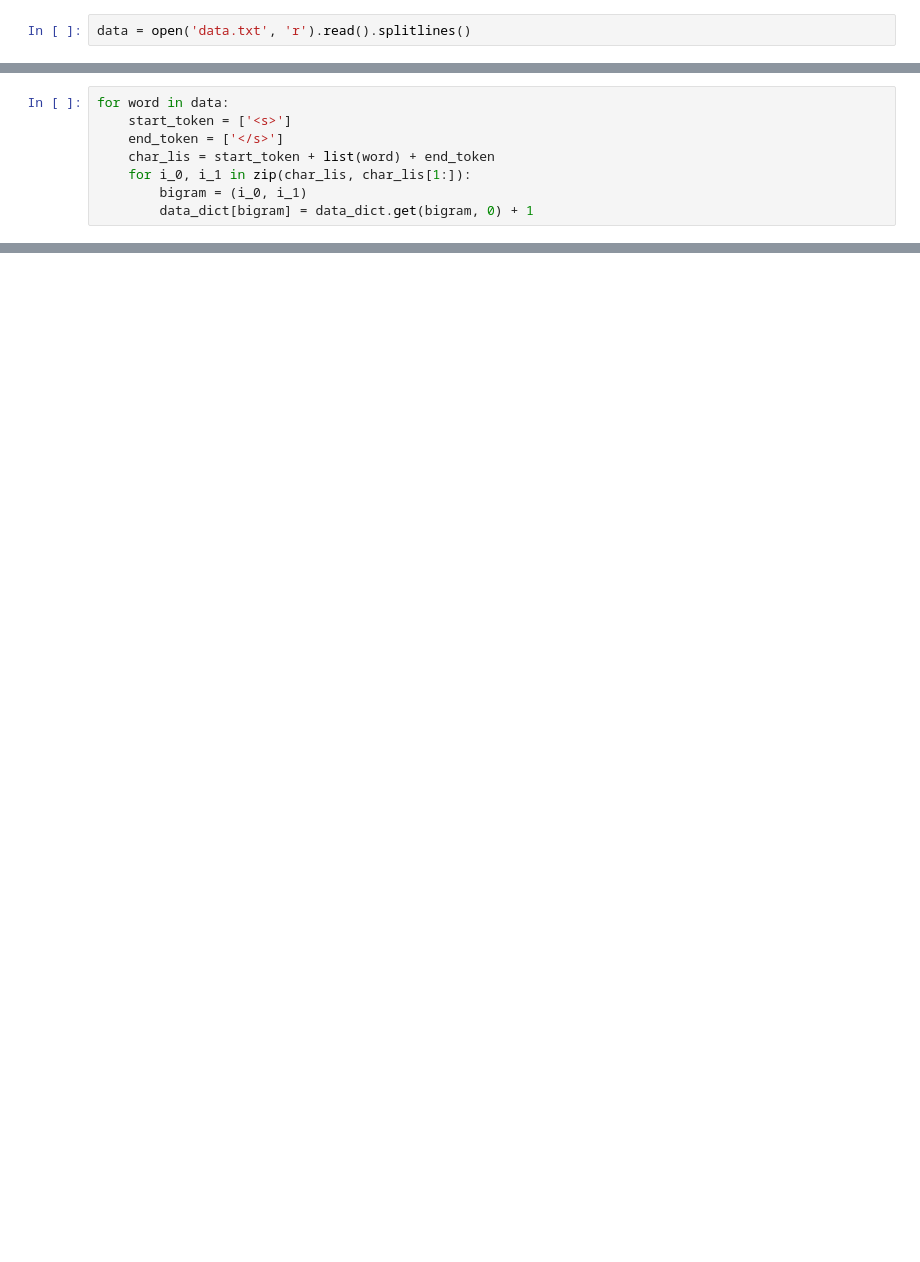
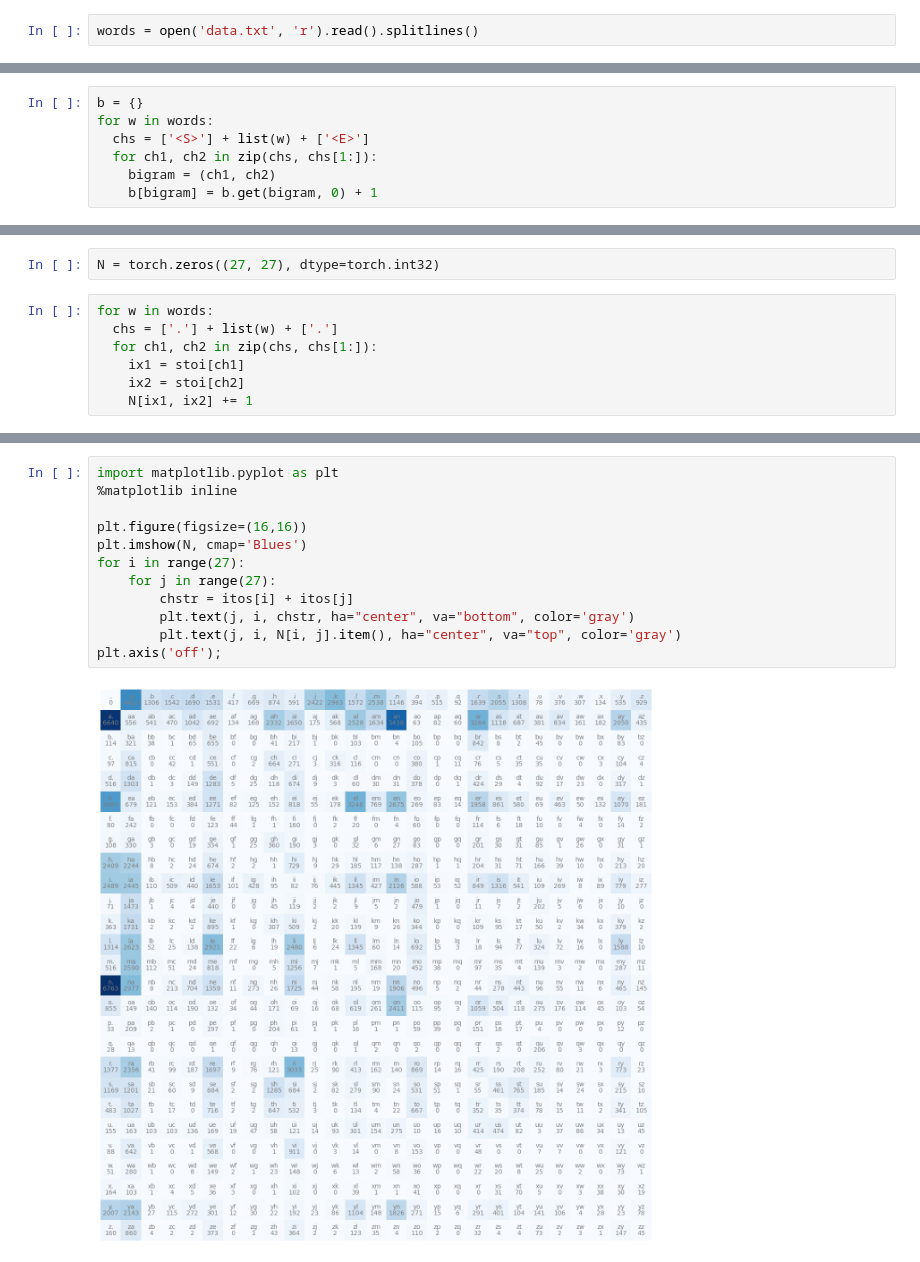
Before and after one commit to Arunprakaash/spelled-out-nn, a Jupyter notebook: language_modeling/language_modeling.ipynb, the cells around one changed output, grey strips where cells are left out. Drawn from its saved outputs; the diff is of its cells as text; blank space fills up the shorter version.

```diff
--- a/language_modeling/language_modeling.ipynb
+++ b/language_modeling/language_modeling.ipynb
@@ -1,3 +1,3 @@
 # %%
-data = open('data.txt', 'r').read().splitlines()
+words = open('data.txt', 'r').read().splitlines()
 # %%
@@ -18,9 +7,8 @@ data_dict = {}
 # %%
-for word in data:
-    start_token = ['<s>']
-    end_token = ['</s>']
-    char_lis = start_token + list(word) + end_token
-    for i_0, i_1 in zip(char_lis, char_lis[1:]):
-        bigram = (i_0, i_1)
-        data_dict[bigram] = data_dict.get(bigram, 0) + 1
+b = {}
+for w in words:
+  chs = ['<S>'] + list(w) + ['<E>']
+  for ch1, ch2 in zip(chs, chs[1:]):
+    bigram = (ch1, ch2)
+    b[bigram] = b.get(bigram, 0) + 1
 # %%
@@ -45,0 +36,9 @@ sorted(data_dict.items(), key = lambda kv: kv[1], reverse = True)
+# %%
+N = torch.zeros((27, 27), dtype=torch.int32)
+# %%
+for w in words:
+  chs = ['.'] + list(w) + ['.']
+  for ch1, ch2 in zip(chs, chs[1:]):
+    ix1 = stoi[ch1]
+    ix2 = stoi[ch2]
+    N[ix1, ix2] += 1
@@ -45,0 +85,14 @@ sorted(data_dict.items(), key = lambda kv: kv[1], reverse = True)
+# %%
+import matplotlib.pyplot as plt
+%matplotlib inline
+
+plt.figure(figsize=(16,16))
+plt.imshow(N, cmap='Blues')
+for i in range(27):
+    for j in range(27):
+        chstr = itos[i] + itos[j]
+        plt.text(j, i, chstr, ha="center", va="bottom", color='gray')
+        plt.text(j, i, N[i, j].item(), ha="center", va="top", color='gray')
+plt.axis('off');
+# %% [output]
+[figure, added]
```
Also changed, not shown: parts of 33 cells of this notebook, 2 other files.
